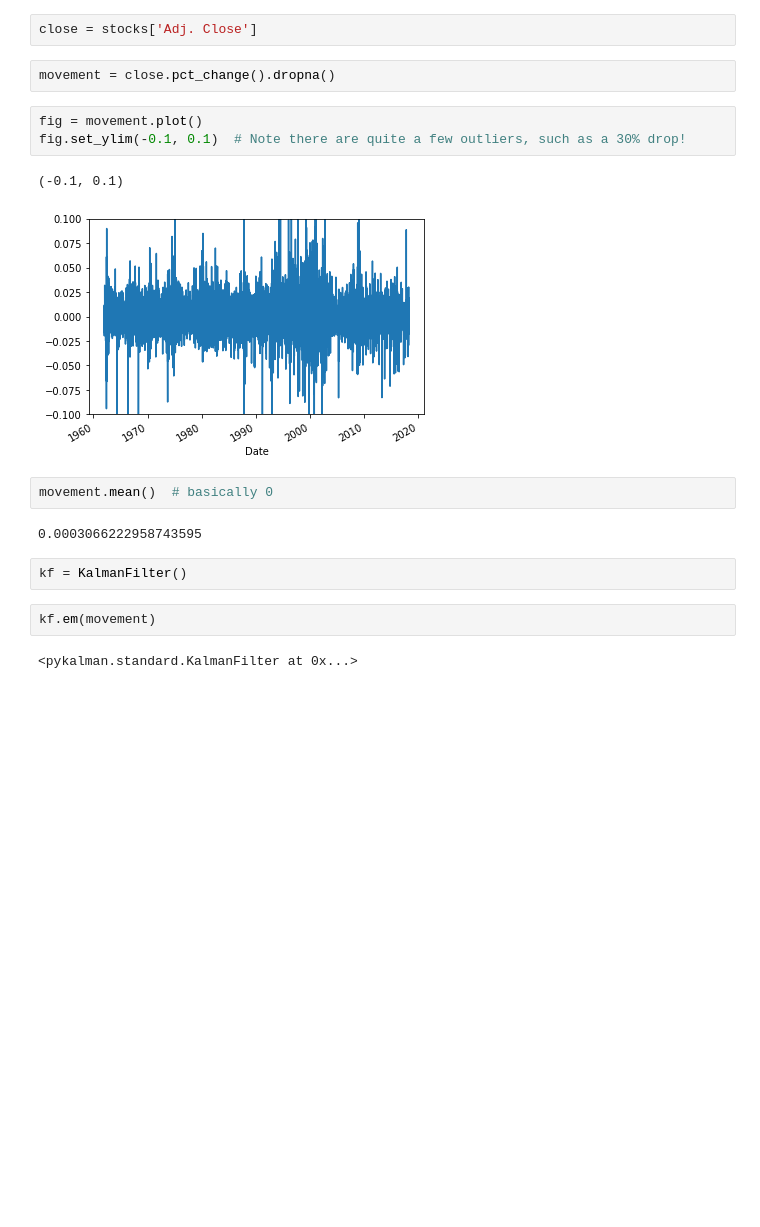
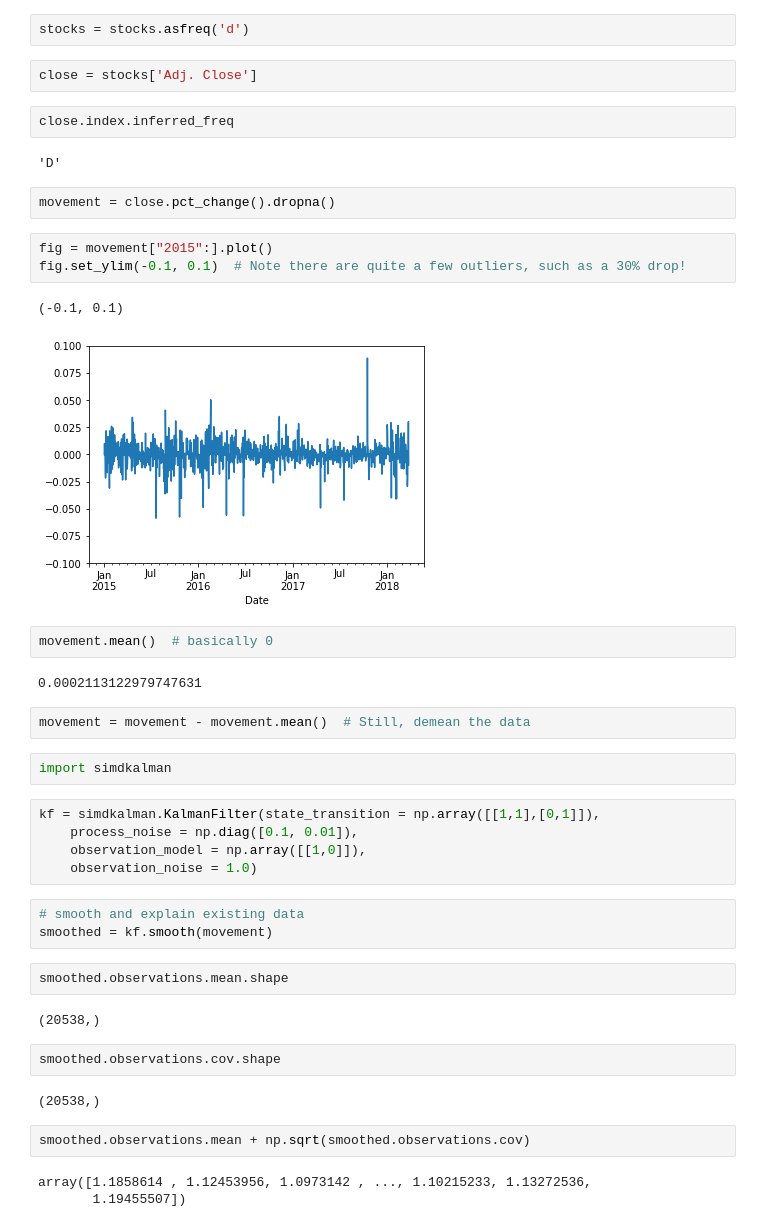
Before and after one commit to PythonCharmers/QuantFinance, a Jupyter notebook: notebooks/in_development/Module 1.7.2 - Kalman Filters Examples.ipynb, the cells around one changed output. Cells and saved outputs as stored; diff of their text form; blank space fills up the shorter version.

Commit message:
second Kalman filter module needs work. Module on hypothesis testing is ready for review

```diff
--- a/notebooks/in_development/Module 1.7.2 - Kalman Filters Examples.ipynb
+++ b/notebooks/in_development/Module 1.7.2 - Kalman Filters Examples.ipynb
@@ -53,23 +20,48 @@ import my_secrets
 quandl.ApiConfig.api_key = my_secrets.QUANDL_API_KEY
 # %%
 stocks = quandl.get("WIKI/IBM")
+# %%
+stocks = stocks.asfreq('d')
 # %%
 close = stocks['Adj. Close']
+# %%
+close.index.inferred_freq
+# %% [output]
+'D'
 # %%
 movement = close.pct_change().dropna()
 # %%
-fig = movement.plot()
+fig = movement["2015":].plot()
 fig.set_ylim(-0.1, 0.1)  # Note there are quite a few outliers, such as a 30% drop!
 # %% [output]
 (-0.1, 0.1)
-[figure, old version]
+[figure, new version]
 # %%
 movement.mean()  # basically 0
 # %% [output]
-0.0003066222958743595
+0.0002113122979747631
-# %%
-kf = KalmanFilter()
-# %%
-kf.em(movement)
-# %% [output]
-<pykalman.standard.KalmanFilter at 0x...>
+# %%
+movement = movement - movement.mean()  # Still, demean the data
+# %%
+import simdkalman
+# %%
+kf = simdkalman.KalmanFilter(state_transition = np.array([[1,1],[0,1]]),
+    process_noise = np.diag([0.1, 0.01]),
+    observation_model = np.array([[1,0]]),
+    observation_noise = 1.0)
+# %%
+# smooth and explain existing data
+smoothed = kf.smooth(movement)
+# %%
+smoothed.observations.mean.shape
+# %% [output]
+(20538,)
+# %%
+smoothed.observations.cov.shape
+# %% [output]
+(20538,)
+# %%
+smoothed.observations.mean + np.sqrt(smoothed.observations.cov)
+# %% [output]
+array([1.1858614 , 1.12453956, 1.0973142 , ..., 1.10215233, 1.13272536,
+       1.19455507])
```
Also changed, not shown: parts of 15 cells of this notebook.
